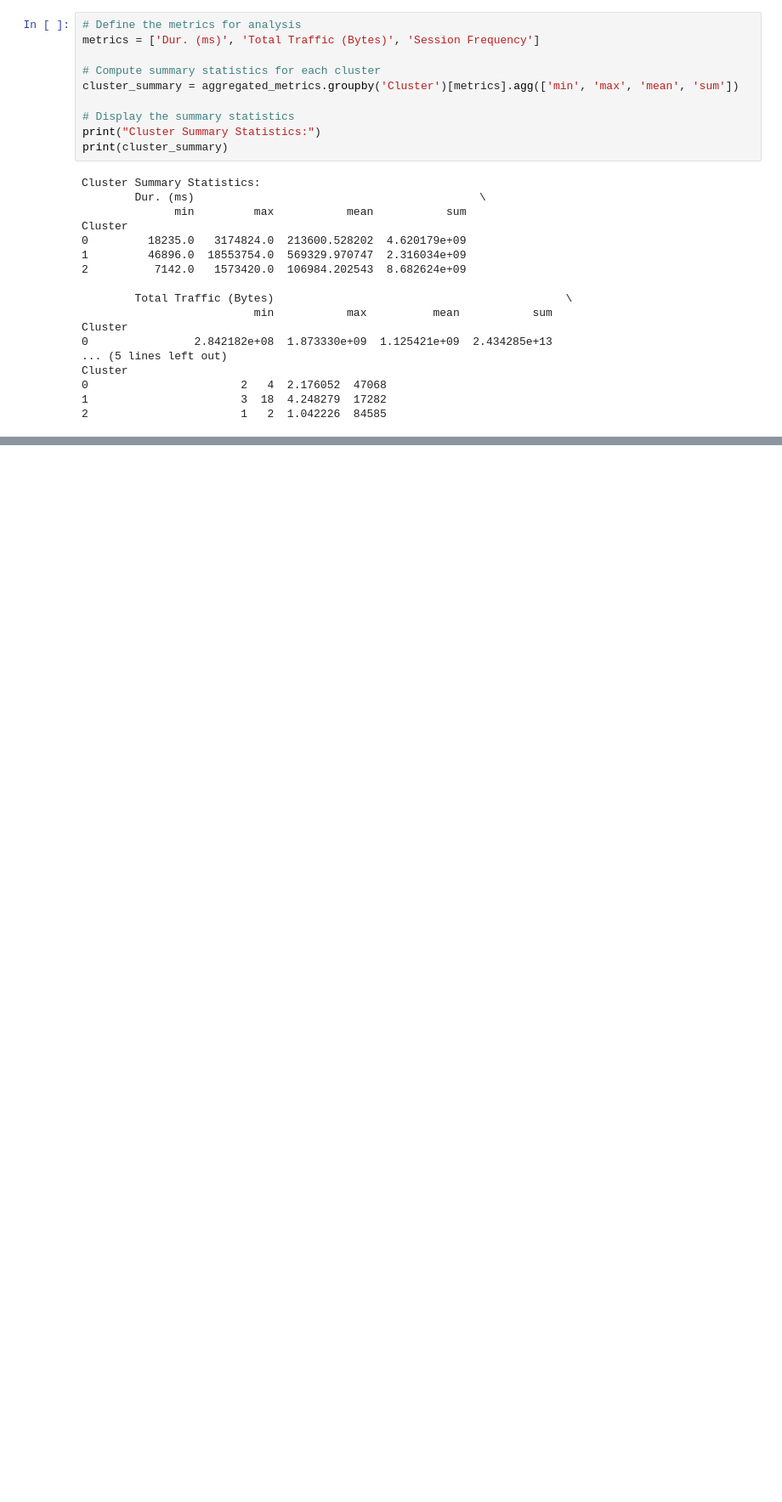
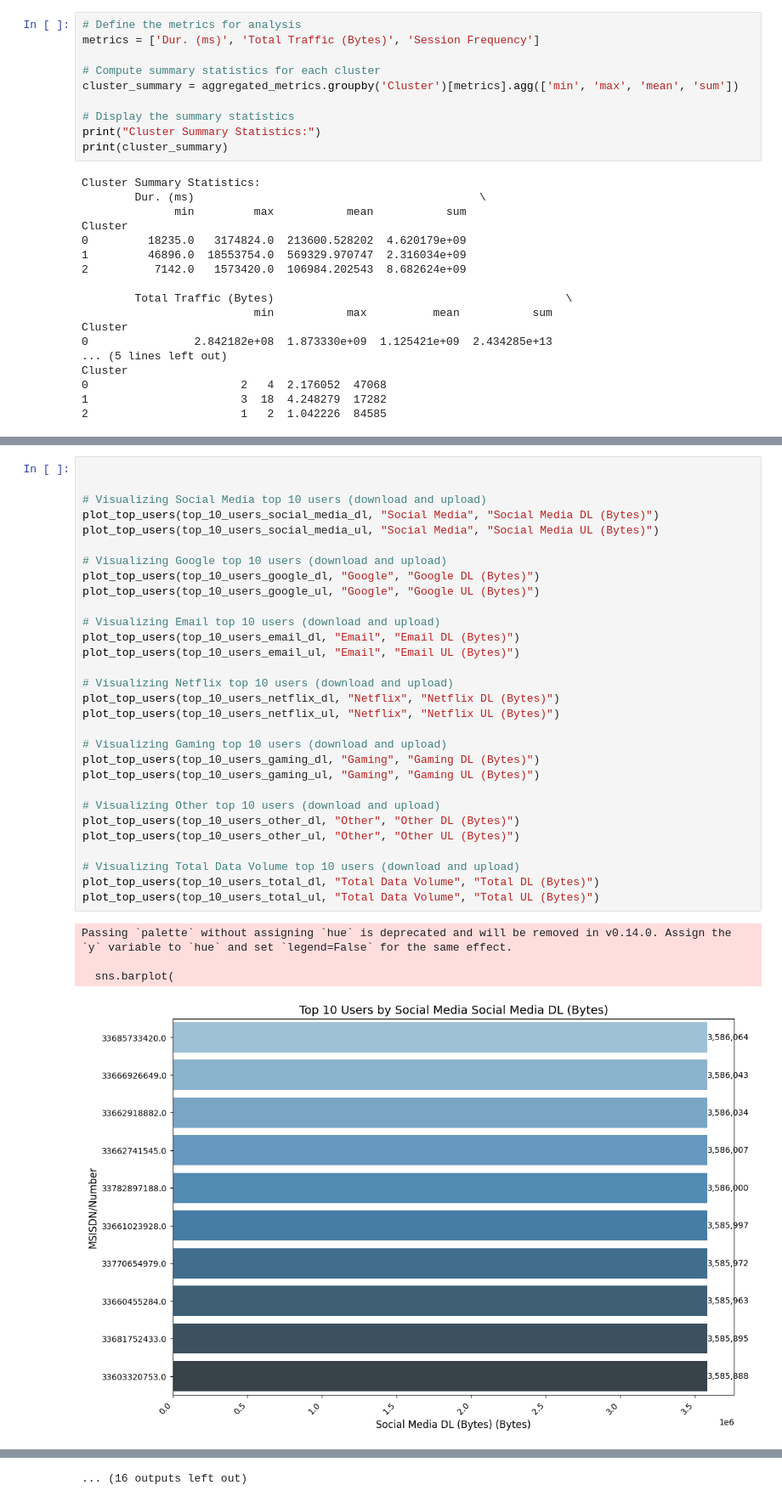
Before and after one commit to YonInsights/Telecom-User-Analysis-and-Dashboard-Development, a Jupyter notebook: notebooks/User_Engagement_Analysis.ipynb, the cells around one changed output, grey strips where cells are left out. Shown at 85% size. Drawn from its saved outputs; the diff is of its cells as text; blank space fills up the shorter version.

```diff
--- a/notebooks/User_Engagement_Analysis.ipynb
+++ b/notebooks/User_Engagement_Analysis.ipynb
@@ -177,0 +344,35 @@ Cluster
+# %%
+
+
+# Visualizing Social Media top 10 users (download and upload)
+plot_top_users(top_10_users_social_media_dl, "Social Media", "Social Media DL (Bytes)")
+plot_top_users(top_10_users_social_media_ul, "Social Media", "Social Media UL (Bytes)")
+
+# Visualizing Google top 10 users (download and upload)
+plot_top_users(top_10_users_google_dl, "Google", "Google DL (Bytes)")
+plot_top_users(top_10_users_google_ul, "Google", "Google UL (Bytes)")
+
+# Visualizing Email top 10 users (download and upload)
+plot_top_users(top_10_users_email_dl, "Email", "Email DL (Bytes)")
+plot_top_users(top_10_users_email_ul, "Email", "Email UL (Bytes)")
+
+# Visualizing Netflix top 10 users (download and upload)
+plot_top_users(top_10_users_netflix_dl, "Netflix", "Netflix DL (Bytes)")
+plot_top_users(top_10_users_netflix_ul, "Netflix", "Netflix UL (Bytes)")
+
+# Visualizing Gaming top 10 users (download and upload)
+plot_top_users(top_10_users_gaming_dl, "Gaming", "Gaming DL (Bytes)")
+plot_top_users(top_10_users_gaming_ul, "Gaming", "Gaming UL (Bytes)")
+
+# Visualizing Other top 10 users (download and upload)
+plot_top_users(top_10_users_other_dl, "Other", "Other DL (Bytes)")
+plot_top_users(top_10_users_other_ul, "Other", "Other UL (Bytes)")
+
+# Visualizing Total Data Volume top 10 users (download and upload)
+plot_top_users(top_10_users_total_dl, "Total Data Volume", "Total DL (Bytes)")
+plot_top_users(top_10_users_total_ul, "Total Data Volume", "Total UL (Bytes)")
+# %% [output]
+Passing `palette` without assigning `hue` is deprecated and will be removed in v0.14.0. Assign the `y` variable to `hue` and set `legend=False` for the same effect.
+
+  sns.barplot(
+[figure, added]
@@ -177,0 +399 @@ Cluster
+... (16 outputs left out)
```
Also changed, not shown: parts of 17 cells of this notebook, 1 other file.
